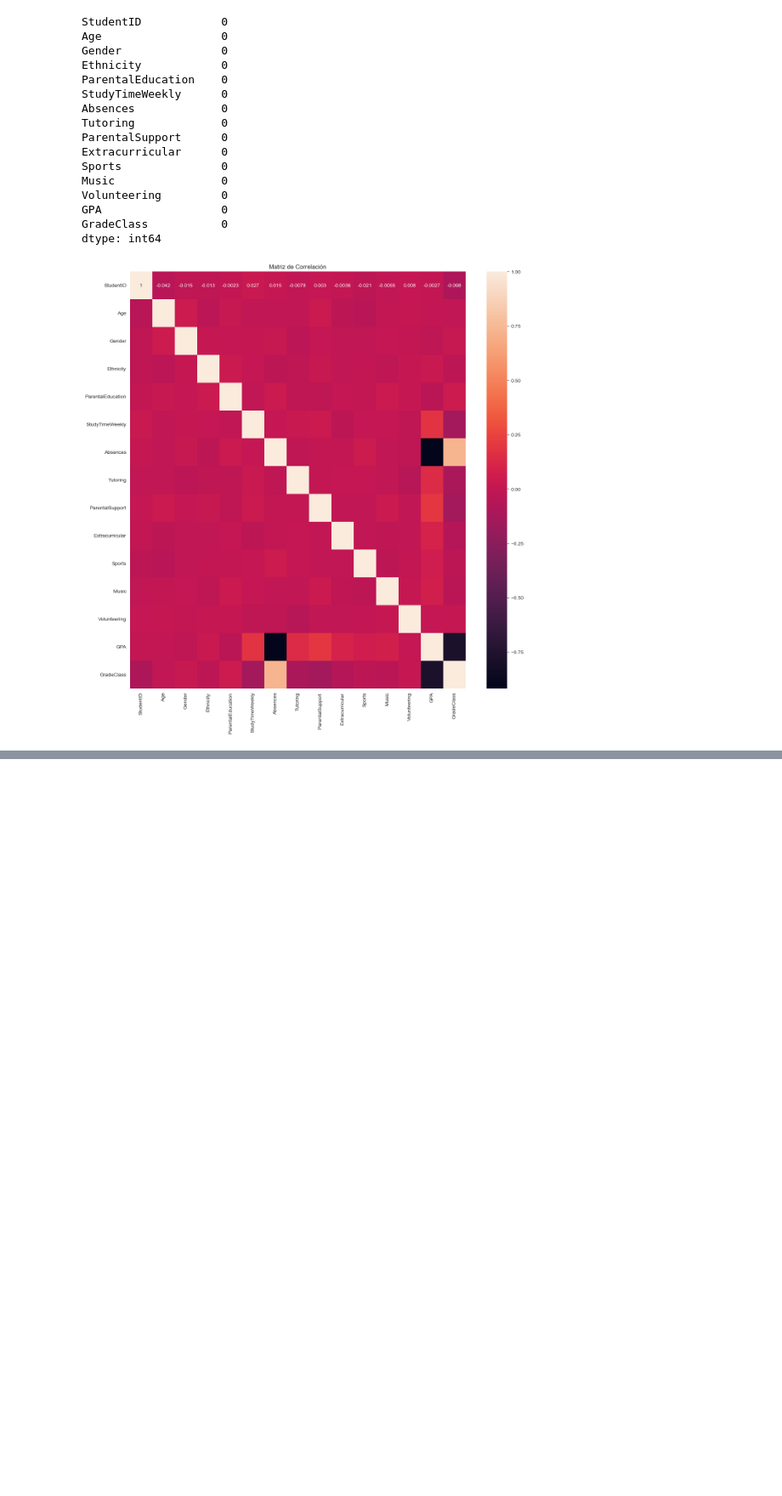
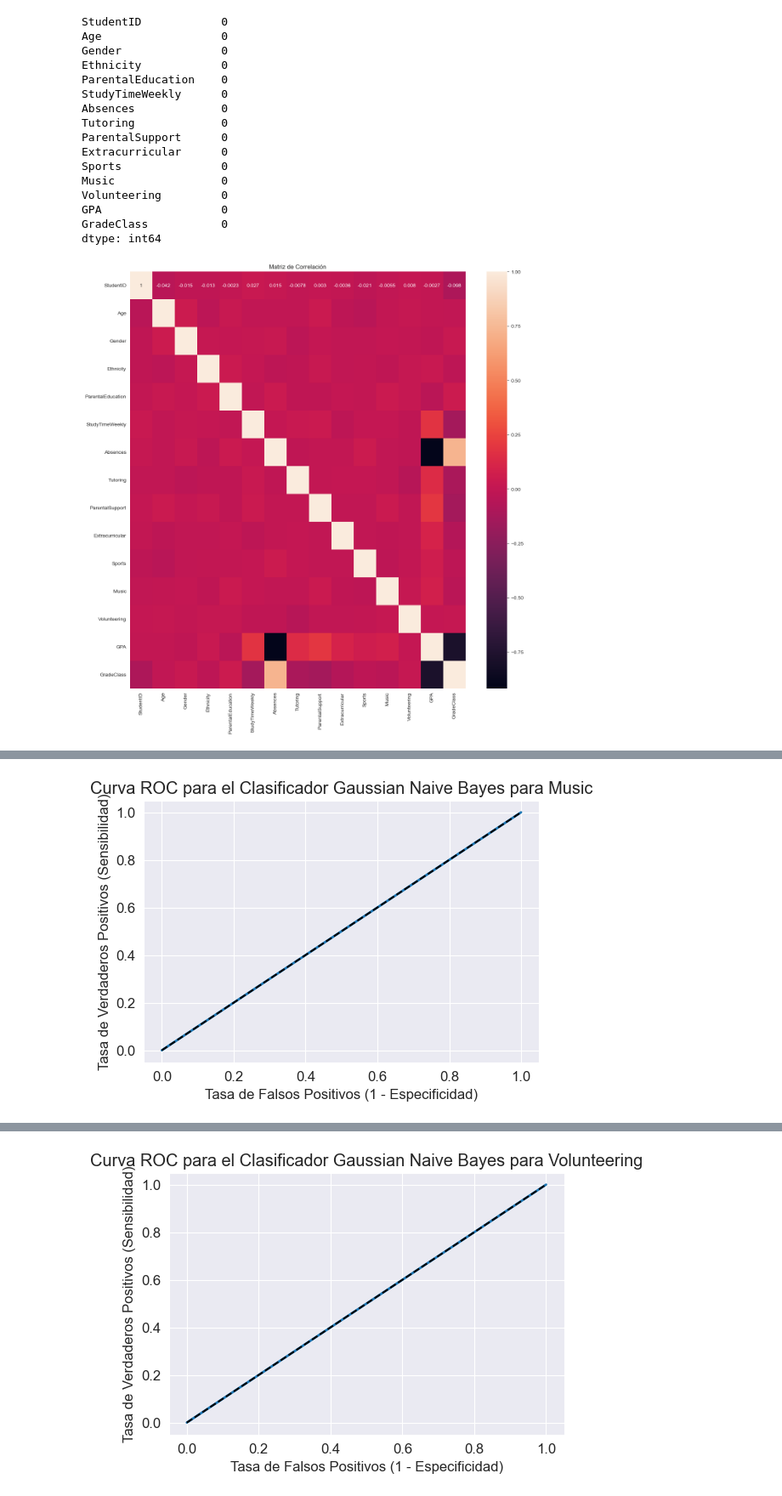
Before and after one commit to thejoresp/ProcesamientoML, a Jupyter notebook: procesamentiML.ipynb, the cells around one changed output, grey strips where cells are left out. Shown: that part at 85% size. Saved outputs shown, nothing was run; the diff lists cells and outputs as text; code cells hidden in the pictures; blank space fills up the shorter version.

```diff
--- a/procesamentiML.ipynb
+++ b/procesamentiML.ipynb
@@ -152,6 +131,8 @@ Volunteering         0
 GPA                  0
 GradeClass           0
 dtype: int64
+# %%
+perfomance.fillna(0, inplace=True)
 # %%
 correlation_matrix = perfomance.corr()
 
@@ -183,0 +171,5 @@ perfomance_scaled.head()
+# %%
+# convierto valores float en valores int para poder trabajar con esos datos
+perfomance['GPA'] = perfomance['GPA'].astype('int64')
+perfomance['GradeClass'] = perfomance['GradeClass'].astype('int64')
+perfomance['StudyTimeWeekly'] = perfomance['StudyTimeWeekly'].astype('int64')
@@ -183,0 +211,66 @@ perfomance_scaled.head()
+# %%
+for column in perfomance.columns:
+        if column != 'StudentID':
+                X = perfomance.drop(['StudentID', column], axis=1)
+                y = perfomance[column]
+
+                X_train, X_test, y_train, y_test = train_test_split(X, y, test_size=0.2, random_state=0)
+
+                # Creo y entreno el modelo
+                model = GaussianNB()
+                model.fit(X_train, y_train)
+
+                # Hago predicciones
+                y_pred = model.predict(X_test)
+
+                # Calculo la precision del modelo en los datos de entrenamiento
+                acc_train = model.score(X_train, y_train)
+
+                # Calculo la precision del modelo en los datos de prueba
+                acc_test = model.score(X_test, y_test)
+
+                # Presicion mayor que 75
+                if acc_test >= 0.75:
+                        print(f'Exactitud de entrenamiento de {column}: {round(acc_train * 100,2)}%')
+                        print(f'Exactitud de prueba de {column}: {round(acc_test * 100,2)}%')
+
+                        # Calculo el sobreajuste
+                        overfitting = acc_train - acc_test
+                        print(f'Sobreajuste de {column}: {round(overfitting * 100,2)}%')
+
+                        # Realizo una validacion cruzada de 5 particiones
+                        puntaje = cross_val_score(model, X, y, cv=5)
+                        cv_exactitud = puntaje.mean()
+                        print(f'Puntuacion media de validación cruzada para {column}: {round(puntaje.mean()*100,2)}%')
+
+                        # Calculo la precisión
+                        precision = precision_score(y_test, y_pred, average='weighted')
+                        print(f'Precision de {column}: {round(precision * 100,2)}%')
+
+                        # Calculo el recall
+                        recall = recall_score(y_test, y_pred, average='weighted')
+                        print(f'Recall de {column}: {round(recall * 100,2)}%')
+
+                        # Calculo el F1-score
+                        f1 = f1_score(y_test, y_pred, average='weighted')
+                        print(f'F1-score de {column}: {round(f1 * 100,2)}%')
+
+                        # Calculo la matriz de confusión
+                        conf_matrix = confusion_matrix(y_test, y_pred)
+                        print(f'Matriz de confusión de {column}: \n{conf_matrix}')
+
+                        # Calculo la curva ROC
+                        fpr, tpr, thresholds = roc_curve(y_test, y_pred, pos_label=1)
+
+                        # Trazo la curva ROC
+                        plt.figure(figsize=(6,4))
+                        plt.plot(fpr, tpr, linewidth=2)
+                        plt.plot([0,1], [0,1], 'k--')
+                        plt.rcParams['font.size'] = 12
+                        plt.title(f'Curva ROC para el Clasificador Gaussian Naive Bayes para {column}')
+                        plt.xlabel('Tasa de Falsos Positivos (1 - Especificidad)')
+                        plt.ylabel('Tasa de Verdaderos Positivos (Sensibilidad)')
+                        plt.show()
+
+                        print('\n')
+# %% [output]
@@ -183,0 +287 @@ perfomance_scaled.head()
+[figure, added]
@@ -183,0 +298 @@ perfomance_scaled.head()
+[figure, added]
```
Also changed, not shown: parts of 20 cells of this notebook.
